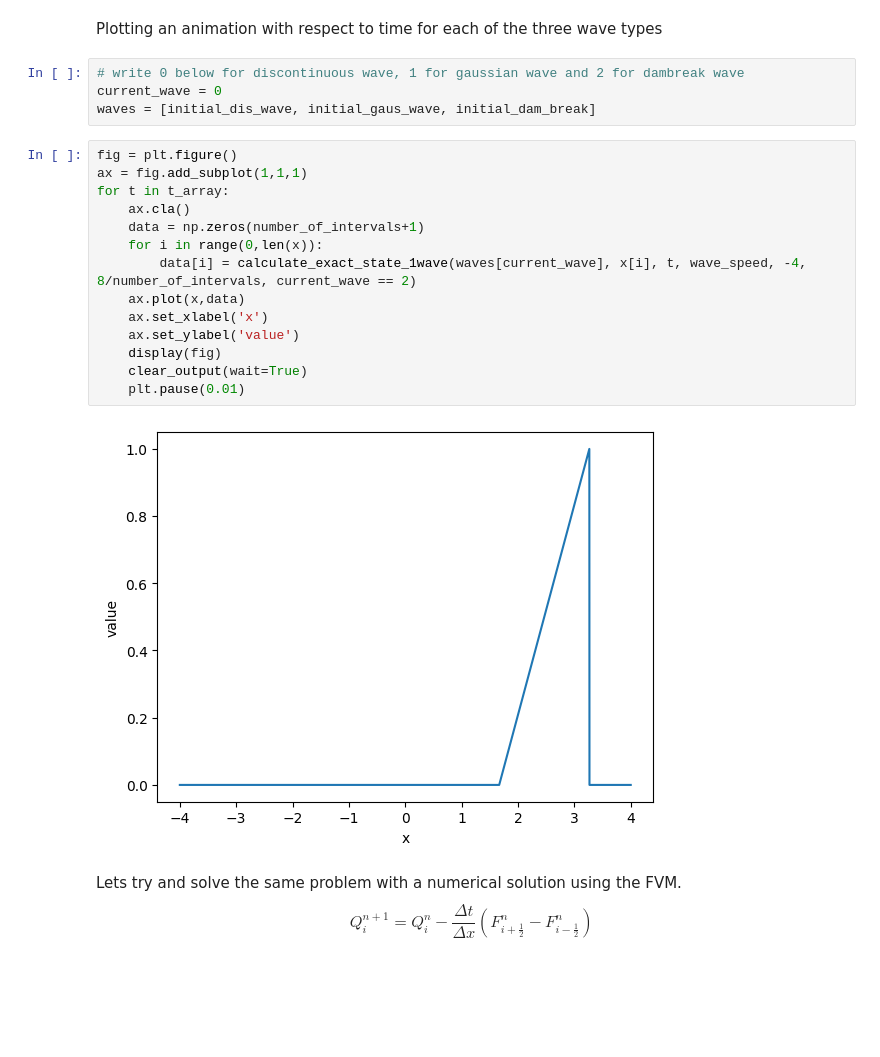
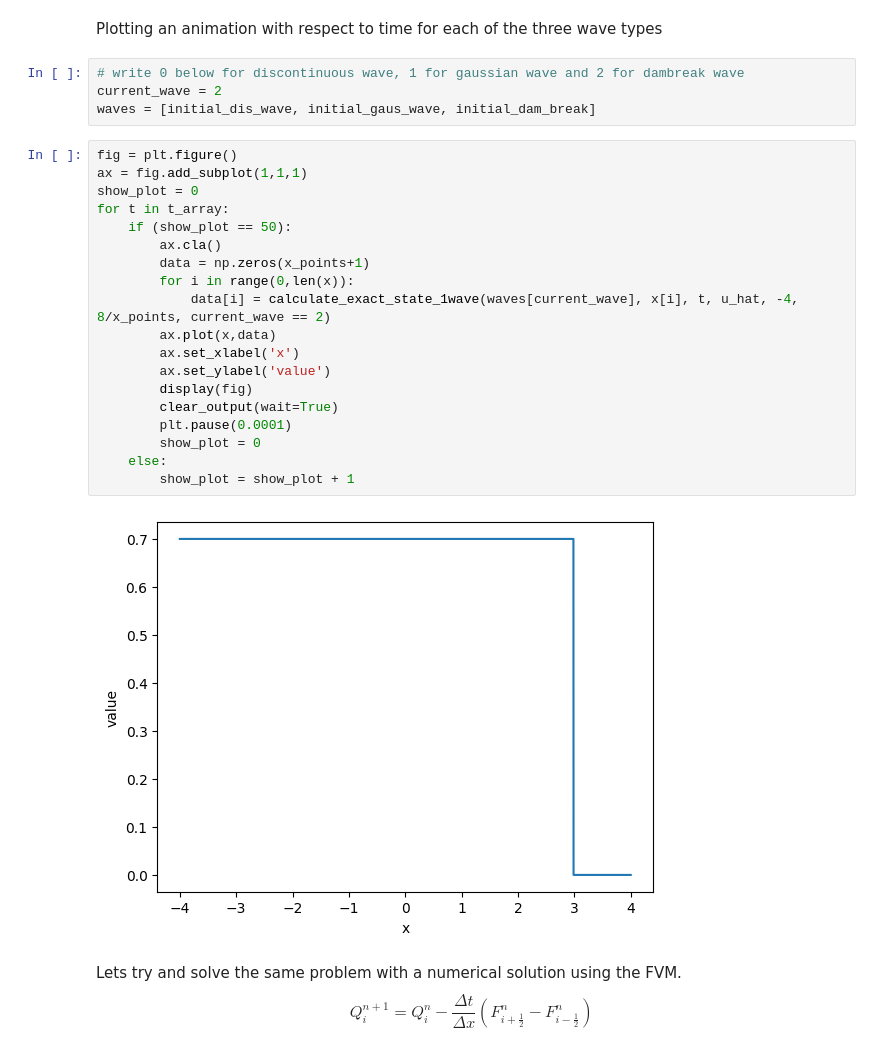
Before and after one commit to s204496/code_for_bachelor, a Jupyter notebook: 1D_advection_exact.ipynb, the cells around one changed output. Drawn from its saved outputs; the diff is of its cells as text; blank space fills up the shorter version.

```diff
--- a/1D_advection_exact.ipynb
+++ b/1D_advection_exact.ipynb
@@ -72,24 +73,29 @@ def calculate_exact_state_1wave(initial_values, x, t, u, min_interval_value, ste
 Plotting an animation with respect to time for each of the three wave types
 # %%
 # write 0 below for discontinuous wave, 1 for gaussian wave and 2 for dambreak wave
-current_wave = 0
+current_wave = 2
 waves = [initial_dis_wave, initial_gaus_wave, initial_dam_break]
 # %%
 fig = plt.figure()
 ax = fig.add_subplot(1,1,1)
+show_plot = 0
 for t in t_array:
-    ax.cla()
-    data = np.zeros(number_of_intervals+1)
-    for i in range(0,len(x)):
-        data[i] = calculate_exact_state_1wave(waves[current_wave], x[i], t, wave_speed, -4, 8/number_of_intervals, current_wave == 2)
-    ax.plot(x,data)
-    ax.set_xlabel('x')
-    ax.set_ylabel('value')
-    display(fig)
-    clear_output(wait=True)
-    plt.pause(0.01)
+    if (show_plot == 50):
+        ax.cla()
+        data = np.zeros(x_points+1)
+        for i in range(0,len(x)):
+            data[i] = calculate_exact_state_1wave(waves[current_wave], x[i], t, u_hat, -4, 8/x_points, current_wave == 2)
+        ax.plot(x,data)
+        ax.set_xlabel('x')
+        ax.set_ylabel('value')
+        display(fig)
+        clear_output(wait=True)
+        plt.pause(0.0001)
+        show_plot = 0
+    else:
+        show_plot = show_plot + 1
 # %% [output]
-[figure, old version]
+[figure, new version]
 # %% [markdown]
 Lets try and solve the same problem with a numerical solution using the FVM.
 $$ Q_i^{n+1}=Q_i^n-\frac{\Delta t}{\Delta x}(F_{i+\frac{1}{2}}^n-F_{i-\frac{1}{2}}^n)$$
```
Also changed, not shown: parts of 7 cells of this notebook, 1 other file.
